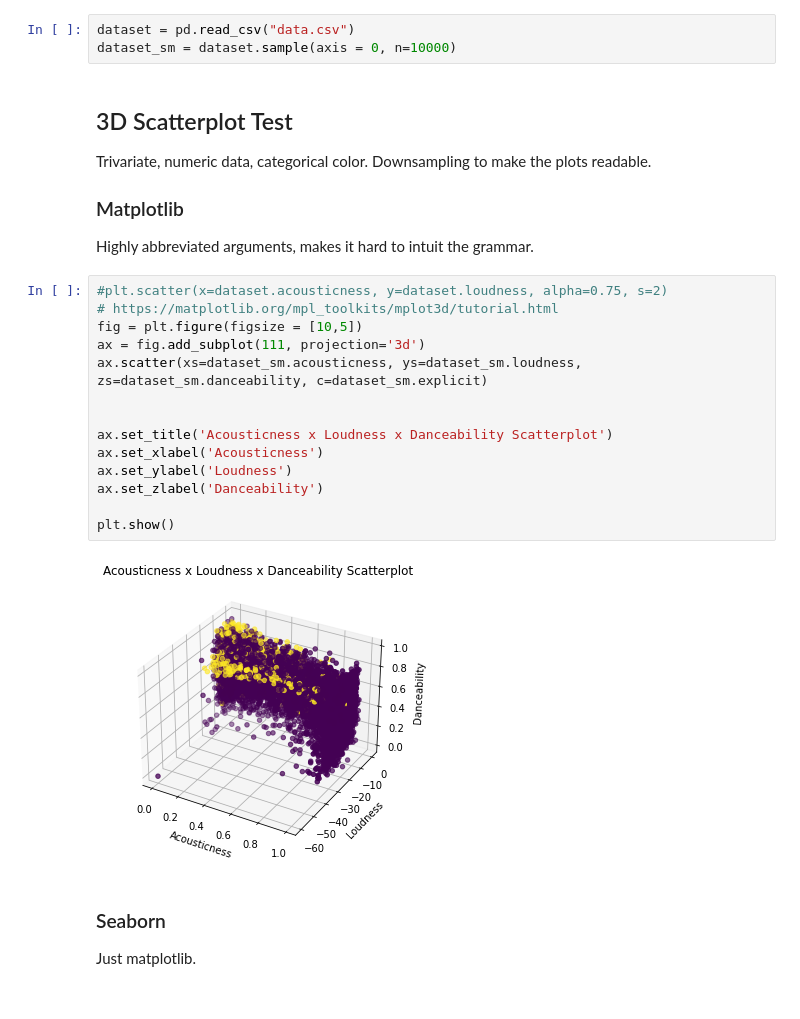
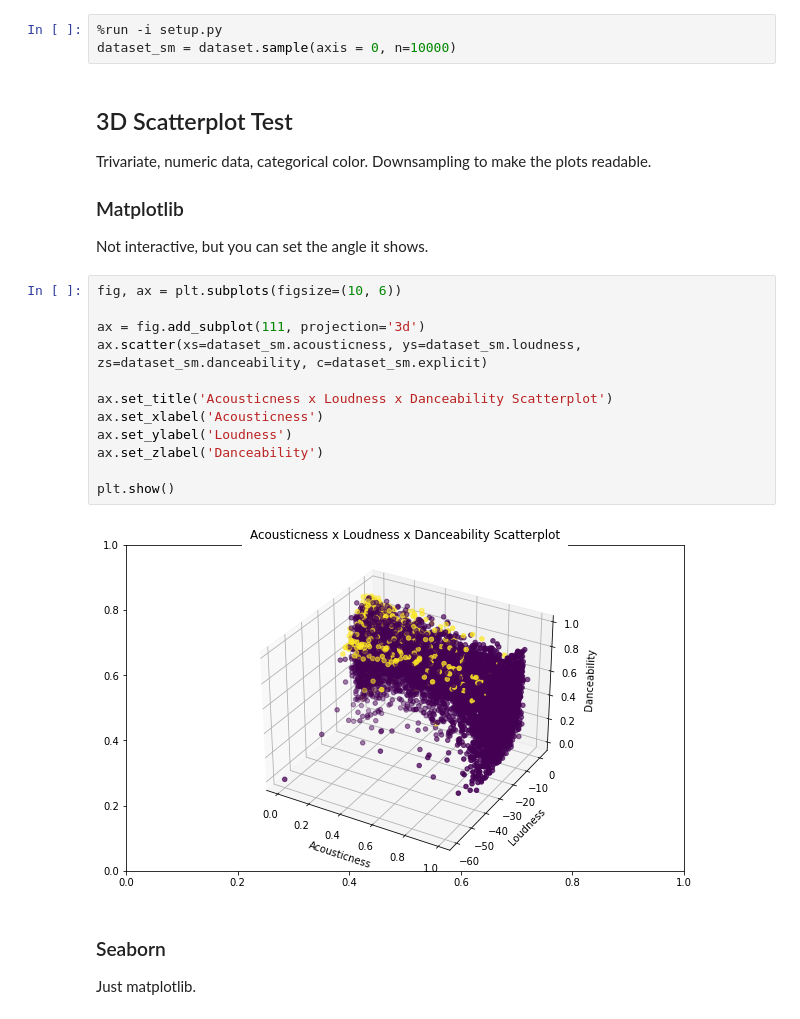
Before and after one commit to skirmer/new-py-dataviz, a Jupyter notebook: scatter3d.ipynb, the cells around one changed output. Cells and saved outputs as stored; diff of their text form.

```diff
--- a/scatter3d.ipynb
+++ b/scatter3d.ipynb
@@ -19,5 +1,5 @@ import numpy as np
 # %%
-dataset = pd.read_csv("data.csv")
+%run -i setup.py
 dataset_sm = dataset.sample(axis = 0, n=10000)
 # %% [markdown]
 
@@ -27,23 +9,21 @@ Trivariate, numeric data, categorical color. Downsampling to make the plots read
 
 
 ### Matplotlib
-Highly abbreviated arguments, makes it hard to intuit the grammar.
+Not interactive, but you can set the angle it shows.
 # %%
-#plt.scatter(x=dataset.acousticness, y=dataset.loudness, alpha=0.75, s=2)
-# https://matplotlib.org/mpl_toolkits/mplot3d/tutorial.html
-fig = plt.figure(figsize = [10,5])
+fig, ax = plt.subplots(figsize=(10, 6))
+
 ax = fig.add_subplot(111, projection='3d')
 ax.scatter(xs=dataset_sm.acousticness, ys=dataset_sm.loudness, zs=dataset_sm.danceability, c=dataset_sm.explicit)
-
 
 ax.set_title('Acousticness x Loudness x Danceability Scatterplot')
 ax.set_xlabel('Acousticness')
 ax.set_ylabel('Loudness')
 ax.set_zlabel('Danceability')
 
 plt.show()
 # %% [output]
-[figure, old version]
+[figure, new version]
 # %% [markdown]
 ### Seaborn
 
```
Also changed, not shown: parts of 4 cells of this notebook, 1 other file.
